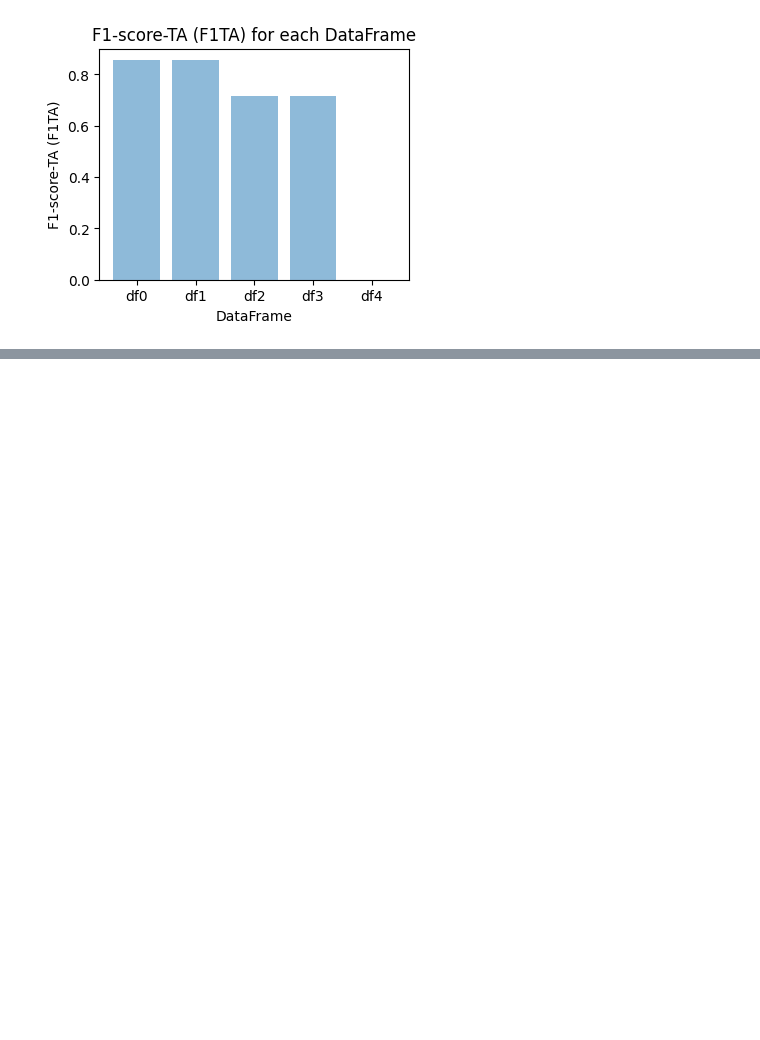
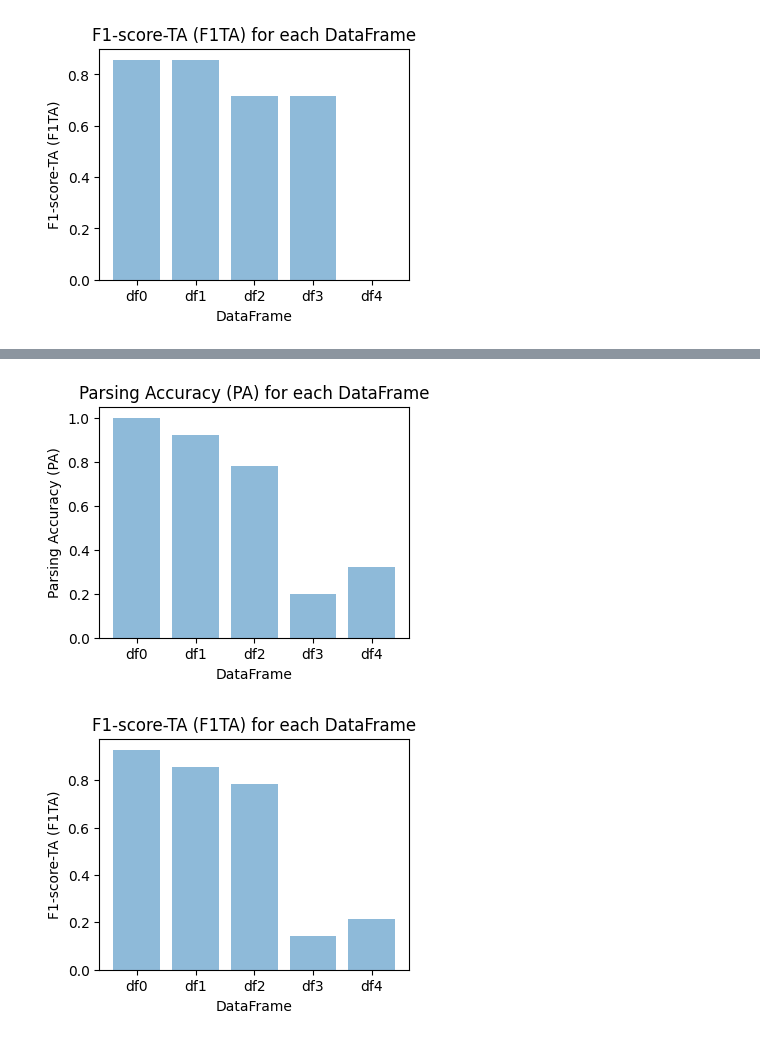
Before and after one commit to shashank-2102/BEP_Shashank_Logs, a Jupyter notebook: eval_metrics.ipynb, the cells around one changed output, grey strips where cells are left out. Drawn from its saved outputs; the diff is of its cells as text; code cells hidden in the pictures; blank space fills up the shorter version.

```diff
--- a/eval_metrics.ipynb
+++ b/eval_metrics.ipynb
@@ -300,0 +303,7 @@ PermissionError: [Errno 13] Permission denied: 'data\\parsed\\abl5'
+# %%
+abl= load_csvs_from_folder("data\parsed\\abltest")
+plot_metrics(abl)
+#no 3, 4, 5 and abl3 and abl5
+# %% [output]
+[figure, added]
+[figure, added]
```
Also changed, not shown: parts of 2 cells of this notebook.
